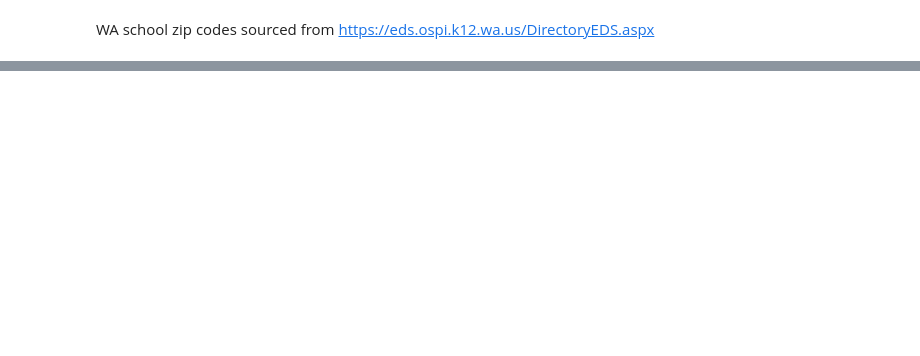
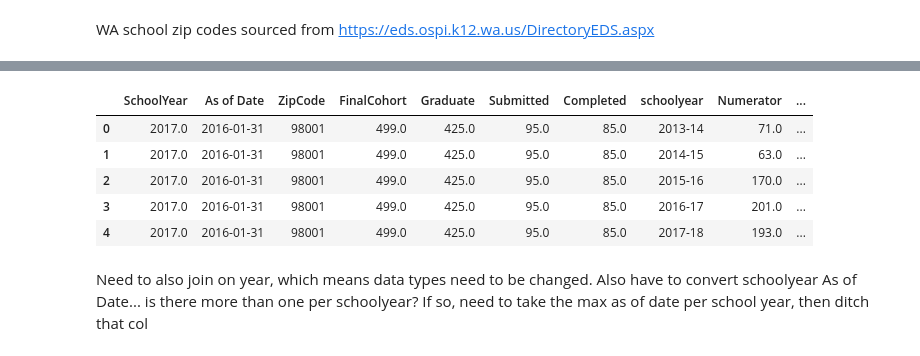
Before and after one commit to yay4john/United-Way, a Jupyter notebook: Predicting ALICE/zips.ipynb, the cells around one changed output, grey strips where cells are left out. Cells and saved outputs as stored; diff of their text form; code cells hidden in the pictures; blank space fills up the shorter version.

```diff
--- a/Predicting ALICE/zips.ipynb
+++ b/Predicting ALICE/zips.ipynb
@@ -92,0 +62,18 @@ merged_kind_zip.head()
+# %%
+# load kindergarten readiness data
+kind = pd.read_csv('/Users/jStrange/Library/CloudStorage/OneDrive-Personal/Data Science/Data/United Way/Kindergarten Readiness/Kindergarten.csv')
+
+# Convert names to lowercase
+kind['SchoolName_lower'] = kind['SchoolName'].str.lower()
+kind['DistrictName_lower'] = kind['DistrictName'].str.lower()
+# kind.head()
+# %%
+# Merge the dataframes on the lowercase names
+merged_kind_zip = pd.merge(kind, zip, left_on=['SchoolName_lower', 'DistrictName_lower'], right_on=['SchoolName_lower', 'District_lower'], how='inner')
+
+# select columns
+kind_zip = merged_kind_zip[['schoolyear','ZipCode','Numerator','Denominator']]
+
+# aggregate the data
+kind_zip_aggregated = kind_zip.groupby(['schoolyear', 'ZipCode']).sum().reset_index()
+# kind_zip_aggregated.head()
@@ -92,0 +82,8 @@ merged_kind_zip.head()
+# %%
+# load ALICE data and select cols
+alice_raw = pd.read_csv('/Users/jStrange/Library/CloudStorage/OneDrive-Personal/Data Science/Data/United Way/ALICE/ALICE_zip.csv')
+alice = alice_raw[['Year','Zip Code','Households','Poverty Households','ALICE Households']]
+
+# aggregate the data... it should already be aggregated, but just in case
+alice_aggregated = alice.groupby(['Year', 'Zip Code']).sum().reset_index()
+# alice_aggregated.head()
@@ -92,0 +92,27 @@ merged_kind_zip.head()
+# %%
+# Ensure all ZipCode columns are of the same datatype before merging
+fafsa_zip_aggregated['ZipCode'] = fafsa_zip_aggregated['ZipCode'].astype(str)
+kind_zip_aggregated['ZipCode'] = kind_zip_aggregated['ZipCode'].astype(str)
+alice_aggregated['Zip Code'] = alice_aggregated['Zip Code'].astype(str)
+
+# Merge fafsa_zip_aggregated and kind_zip_aggregated on ZipCode
+merged_fafsa_kind = pd.merge(fafsa_zip_aggregated, kind_zip_aggregated, left_on='ZipCode', right_on='ZipCode', how='outer')
+
+# Merge the result with alice_aggregated on ZipCode
+merged_all = pd.merge(merged_fafsa_kind, alice_aggregated, left_on='ZipCode', right_on='Zip Code', how='outer')
+
+# Drop the duplicate Zip Code column
+merged_all = merged_all.drop(columns=['Zip Code'])
+
+# Display the merged dataframe
+merged_all.head()
+# %% [output]
+|  | SchoolYear | As of Date | ZipCode | FinalCohort | Graduate | Submitted | Completed | schoolyear | Numerator | ... |
+| 0 | 2017.0 | 2016-01-31 | 98001 | 499.0 | 425.0 | 95.0 | 85.0 | 2013-14 | 71.0 | ... |
+| 1 | 2017.0 | 2016-01-31 | 98001 | 499.0 | 425.0 | 95.0 | 85.0 | 2014-15 | 63.0 | ... |
+| 2 | 2017.0 | 2016-01-31 | 98001 | 499.0 | 425.0 | 95.0 | 85.0 | 2015-16 | 170.0 | ... |
+| 3 | 2017.0 | 2016-01-31 | 98001 | 499.0 | 425.0 | 95.0 | 85.0 | 2016-17 | 201.0 | ... |
+| 4 | 2017.0 | 2016-01-31 | 98001 | 499.0 | 425.0 | 95.0 | 85.0 | 2017-18 | 193.0 | ... |
+# %% [markdown]
+Need to also join on year, which means data types need to be changed. Also have to convert schoolyear
+As of Date... is there more than one per schoolyear? If so, need to take the max as of date per school year, then ditch that col
```
Also changed, not shown: parts of 13 cells of this notebook, 1 other file.
